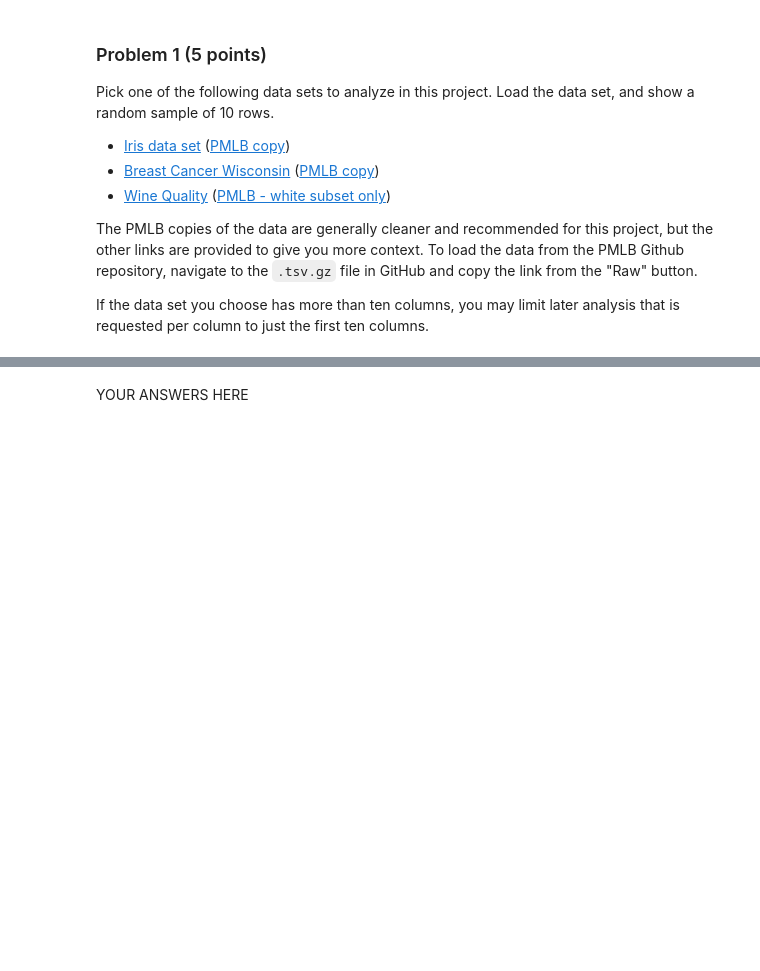
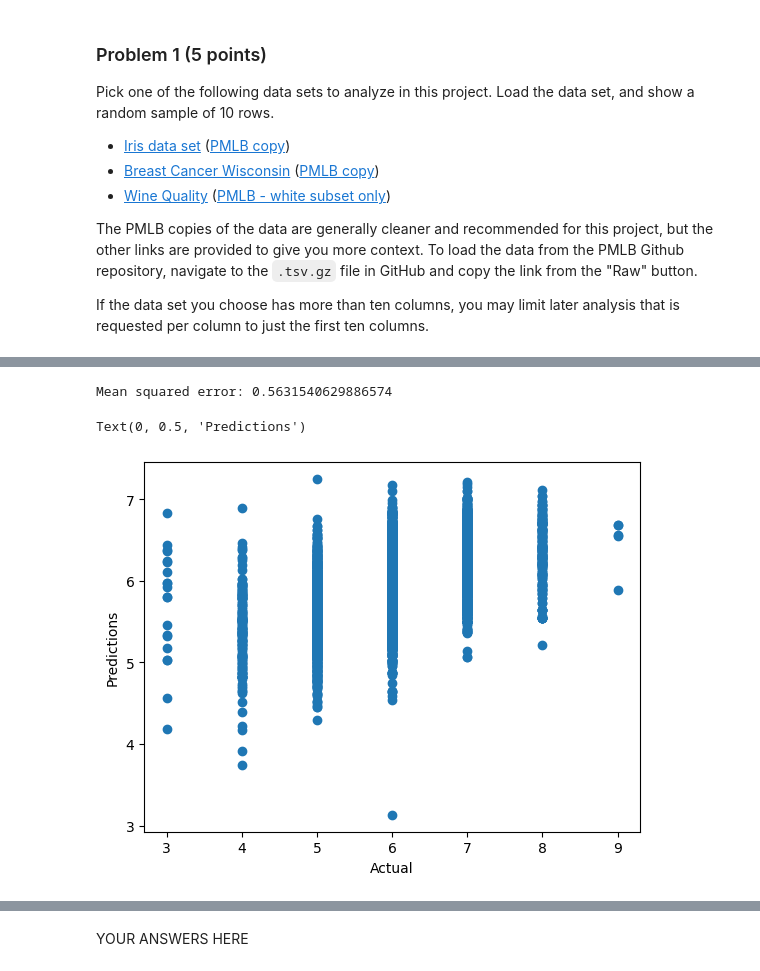
Before and after one commit to amadara1/dx601-final-project, a Jupyter notebook: project.ipynb, the cells around one changed output, grey strips where cells are left out. Drawn from its saved outputs; the diff is of its cells as text; code cells hidden in the pictures; blank space fills up the shorter version.

```diff
--- a/project.ipynb
+++ b/project.ipynb
@@ -93,0 +217,34 @@ If the data set you choose has more than ten columns, you may limit later analys
+# %%
+# YOUR CODE HERE
+
+# all columns except the target
+
+all_input_columns = wine.drop(columns=['target']).columns
+
+
+X = np.array(wine[all_input_columns], dtype="float")
+Y = np.array(wine[['target']], dtype="float")
+
+# build model
+
+model_all_columns = sklearn.linear_model.LinearRegression()
+model_all_columns.fit(X, Y)
+
+# Y predictions
+
+predictions = model_all_columns.predict(X)
+
+# find mean squared error
+mean_sq_error = sum((actual[0] - pred[0]) ** 2 for actual, pred in zip(Y, predictions)) / len(Y)
+
+
+print(f'Mean squared error: {mean_sq_error}')
+# %% [output]
+Mean squared error: 0.5631540629886574
+# %%
+plt.scatter(Y, predictions)
+plt.xlabel('Actual')
+plt.ylabel('Predictions')
+# %% [output]
+Text(0, 0.5, 'Predictions')
+[figure, added]
```
Also changed, not shown: parts of 44 cells of this notebook.
